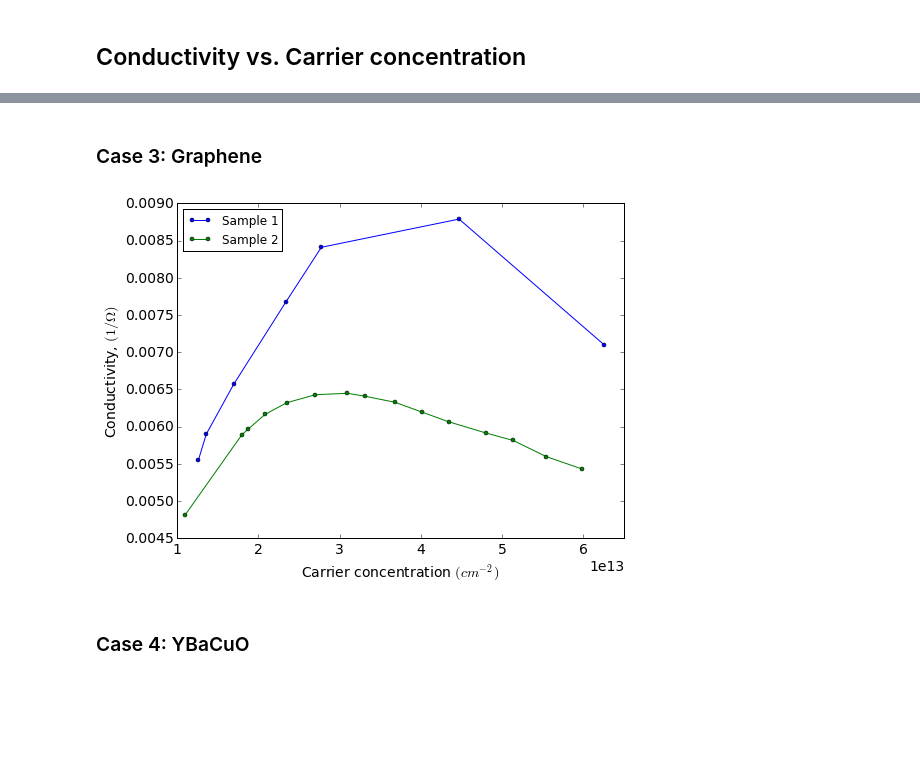
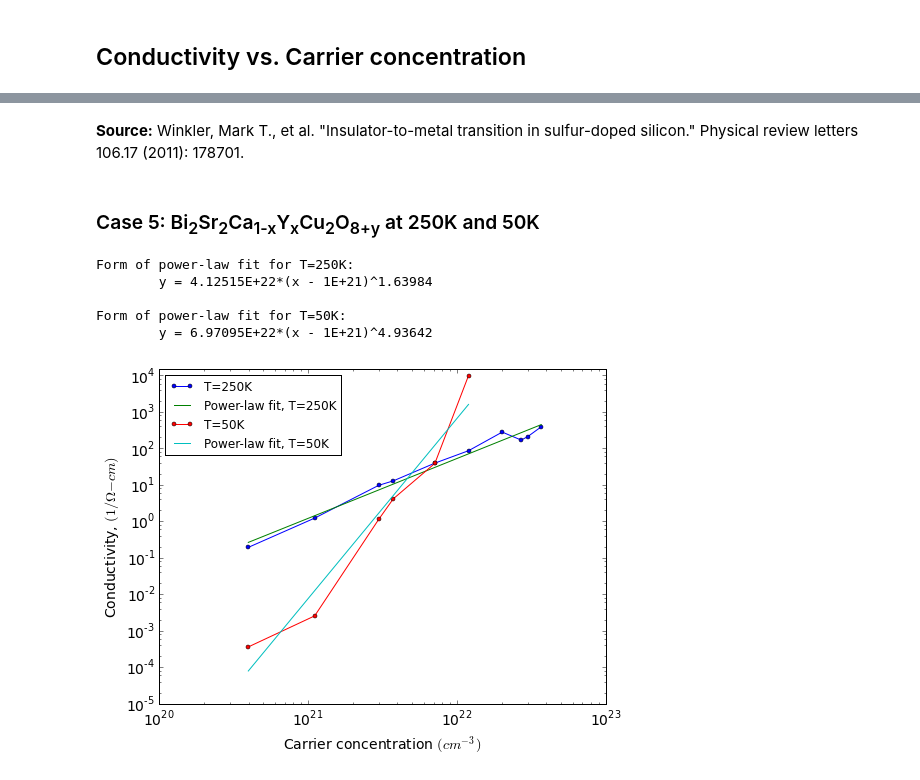
Before and after one commit to latture/Mat286K, a Jupyter notebook: Conductivity_vs_carrier_conc/plots.ipynb, the cells around one changed output, grey strips where cells are left out. Cells and saved outputs as stored; diff of their text form; code cells hidden in the pictures; blank space fills up the shorter version.

Commit message:
updated example systems

```diff
--- a/Conductivity_vs_carrier_conc/plots.ipynb
+++ b/Conductivity_vs_carrier_conc/plots.ipynb
@@ -29,3 +19,18 @@ The raw code for this IPython notebook is by default.
 To toggle on/off the raw code, click <a href="javascript:code_toggle()">here</a>.''')
 # %% [output]
 [interactive output not drawn]
+# %%
+#setup and import statements
+import os
+import numpy as np
+import matplotlib.pyplot as plt
+from matplotlib.lines import Line2D
+import itertools
+import scipy.optimize as so
+from scipy import stats
+from IPython.display import HTML, Latex
+%matplotlib inline
+
+#define fitting function
+def fitfunc(x, b, a):
+    return a*(x - nc) + b
@@ -101,35 +222,49 @@ plt.legend(prop={'size':12},loc="upper left");
-# %% [markdown]
-### Case 3: Graphene
+# %% [markdown]
+<b>Source:</b> Winkler, Mark T., et al. "Insulator-to-metal transition in sulfur-doped silicon." Physical review letters 106.17 (2011): 178701.
+# %% [markdown]
+### Case 5: Bi<sub>2</sub>Sr<sub>2</sub>Ca<sub>1-x</sub>Y<sub>x</sub>Cu<sub>2</sub>O<sub>8+y</sub> at 250K and 50K
 # %%
+#system specific constants
+nc = 0.1
+xScale = 10**22
+
 #specify path to data
-path_to_data = os.getcwd()+"/data/Graphene/"
+path_to_data = os.getcwd()+"/data/Bi2Sr2Ca(1-x)YxCu2O8/"
 #get file names in directory
 csvFiles = os.listdir(path_to_data)
 #initialize empty list to catch any none CSV files
 pdfFile = []
 #create a figure and axis
 fig = plt.figure(figsize=(8, 6), dpi=80)
 axis = fig.add_subplot(111)
 
 #loop through files and plot data
 for File in csvFiles:
     try:
         #load data from file
         points = np.loadtxt(path_to_data + File, delimiter=",")
         #add points to plot
-        axis.plot(points[:,0],1/points[:,1], label=File[:-4], marker="o", markersize=4)
+        axis.plot(points[:,0]*xScale,1/points[:,1], label=File[:-4], marker="o", markersize=4)
+        #find best fit
+        pars, covar = so.curve_fit(fitfunc, np.log(points[:,0]), np.log(1/points[:,1]))
+        x = np.log(np.linspace(points[:,0].min(),points[:,0].max(), 1000))
+        y = fitfunc(x, *pars)
+        print "Form of power-law fit for %s:\n\ty = %G*(x - %G)^%G\n" % (File[:-4], pars[0]*xScale,nc*xScale,pars[1])
+        axis.plot(np.exp(x)*xScale,np.exp(y), label="Power-law fit, "+File[:-4])
     except:
         pdfFile.append(File)
-
-#set plot properteis
-axis.set_xlim([1e13,6.5e13])
-axis.set_ylabel("Conductivity, $(1/\\Omega)$")
-axis.set_xlabel("Carrier concentration $(cm^{-2})$")
-#axis.set_yscale("log")
-#axis.set_xscale("log")
+#set plot properties
+axis.set_ylim([1e-5,1.5e4])
+axis.set_ylabel("Conductivity, $(1/\\Omega-cm)$")
+axis.set_xlabel("Carrier concentration $(cm^{-3})$")
+axis.set_yscale("log")
+axis.set_xscale("log")
 plt.rcParams.update({'font.size': 14})
 plt.legend(prop={'size':12},loc="upper left");
 # %% [output]
+Form of power-law fit for T=250K:
+        y = 4.12515E+22*(x - 1E+21)^1.63984
+
+Form of power-law fit for T=50K:
+        y = 6.97095E+22*(x - 1E+21)^4.93642
-[figure, old version]
+[figure, new version]
-# %% [markdown]
-### Case 4: YBaCuO
```
Also changed, not shown: parts of 16 cells of this notebook, 33 other files.
